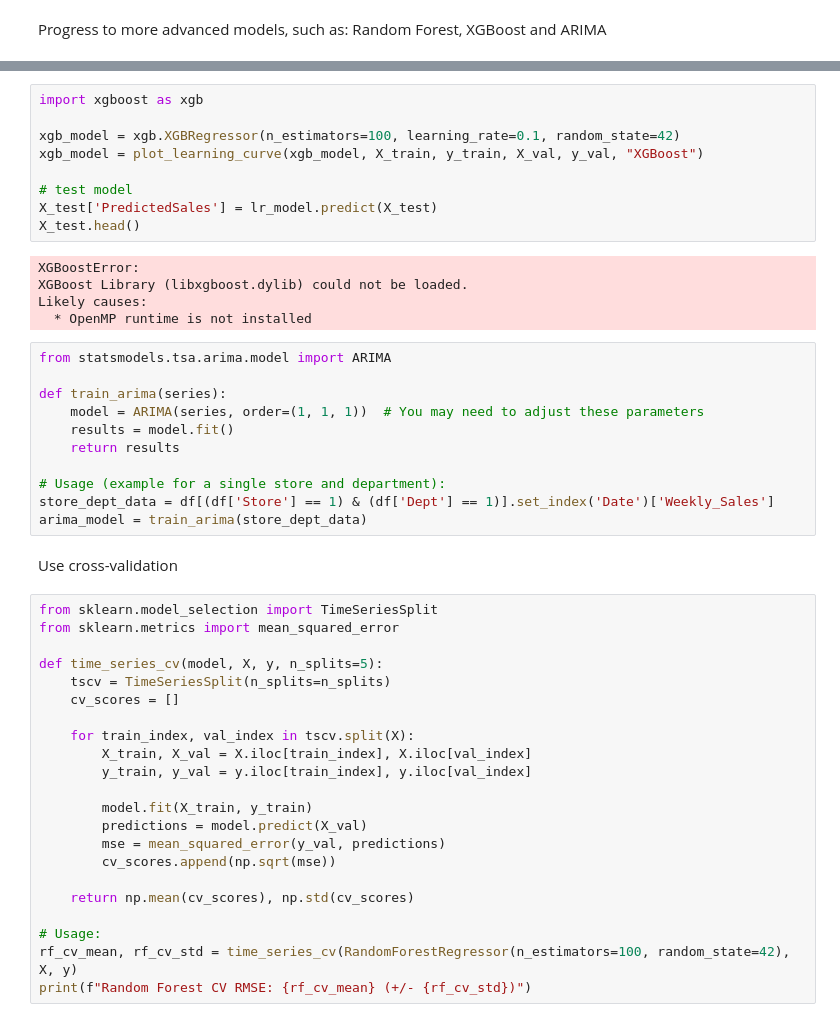
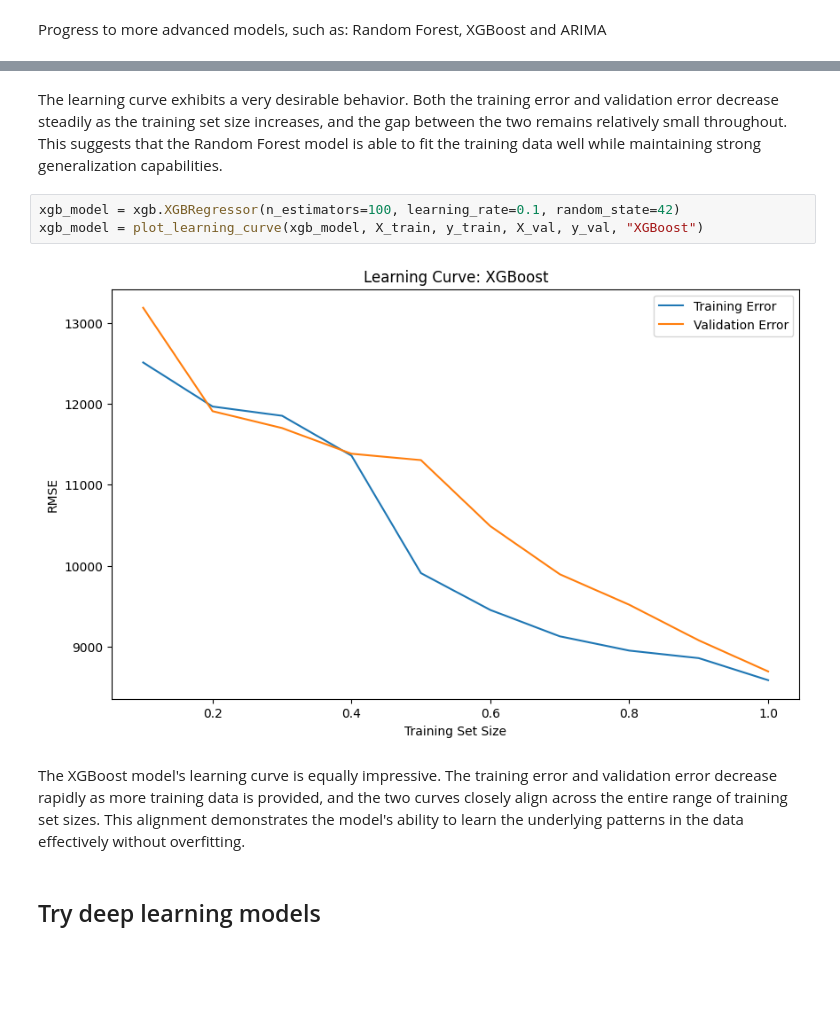
Before and after one commit to sofiamartellozzo/StoresSalesForecasting, a Jupyter notebook: regression.ipynb, the cells around one changed output, grey strips where cells are left out. Cells and saved outputs as stored; diff of their text form; blank space fills up the shorter version.

Commit message:
add results

```diff
--- a/regression.ipynb
+++ b/regression.ipynb
@@ -757,49 +700,11 @@ KeyboardInterrupt:
+# %% [markdown]
+The learning curve exhibits a very desirable behavior. Both the training error and validation error decrease steadily as the training set size increases, and the gap between the two remains relatively small throughout. This suggests that the Random Forest model is able to fit the training data well while maintaining strong generalization capabilities.
 # %%
-import xgboost as xgb
-
 xgb_model = xgb.XGBRegressor(n_estimators=100, learning_rate=0.1, random_state=42)
 xgb_model = plot_learning_curve(xgb_model, X_train, y_train, X_val, y_val, "XGBoost")
-
-# test model
-X_test['PredictedSales'] = lr_model.predict(X_test)
-X_test.head()
 # %% [output]
-XGBoostError:
-XGBoost Library (libxgboost.dylib) could not be loaded.
-Likely causes:
-  * OpenMP runtime is not installed
+[figure, added]
-# %%
-from statsmodels.tsa.arima.model import ARIMA
-
-def train_arima(series):
-    model = ARIMA(series, order=(1, 1, 1))  # You may need to adjust these parameters
-    results = model.fit()
-    return results
-
-# Usage (example for a single store and department):
-store_dept_data = df[(df['Store'] == 1) & (df['Dept'] == 1)].set_index('Date')['Weekly_Sales']
-arima_model = train_arima(store_dept_data)
-# %% [markdown]
-Use cross-validation
-# %%
-from sklearn.model_selection import TimeSeriesSplit
-from sklearn.metrics import mean_squared_error
-
-def time_series_cv(model, X, y, n_splits=5):
-    tscv = TimeSeriesSplit(n_splits=n_splits)
-    cv_scores = []
-
-    for train_index, val_index in tscv.split(X):
-        X_train, X_val = X.iloc[train_index], X.iloc[val_index]
-        y_train, y_val = y.iloc[train_index], y.iloc[val_index]
-
-        model.fit(X_train, y_train)
-        predictions = model.predict(X_val)
-        mse = mean_squared_error(y_val, predictions)
-        cv_scores.append(np.sqrt(mse))
-
-    return np.mean(cv_scores), np.std(cv_scores)
-
-# Usage:
-rf_cv_mean, rf_cv_std = time_series_cv(RandomForestRegressor(n_estimators=100, random_state=42), X, y)
-print(f"Random Forest CV RMSE: {rf_cv_mean} (+/- {rf_cv_std})")
+# %% [markdown]
+The XGBoost model's learning curve is equally impressive. The training error and validation error decrease rapidly as more training data is provided, and the two curves closely align across the entire range of training set sizes. This alignment demonstrates the model's ability to learn the underlying patterns in the data effectively without overfitting.
+# %% [markdown]
+## Try deep learning models
```
Also changed, not shown: parts of 20 cells of this notebook, 1 other file.
